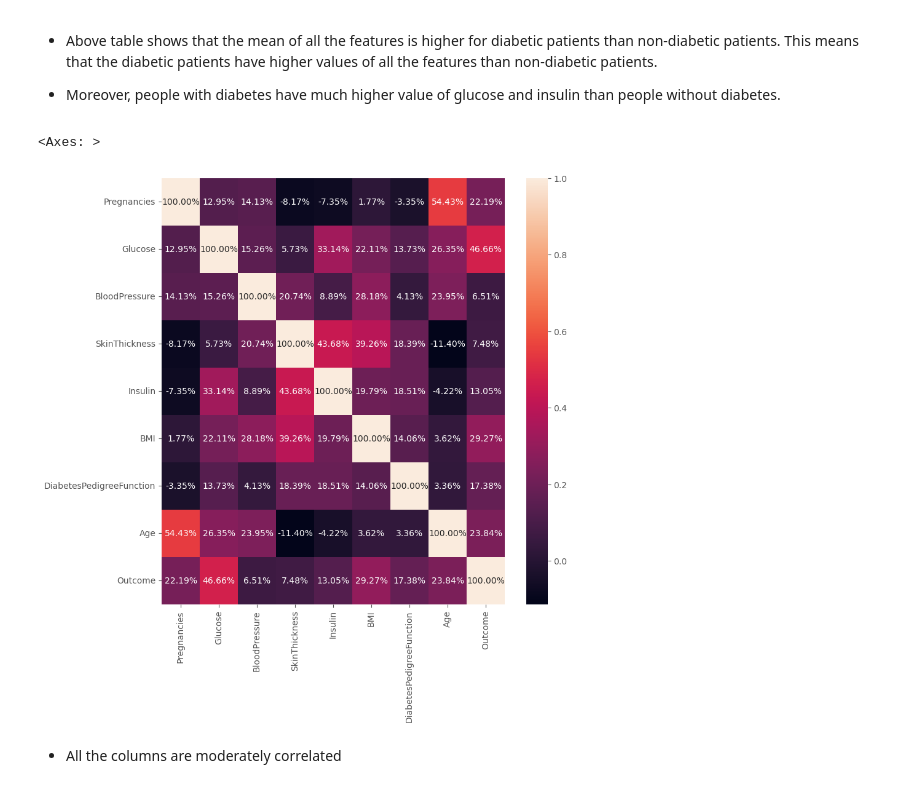
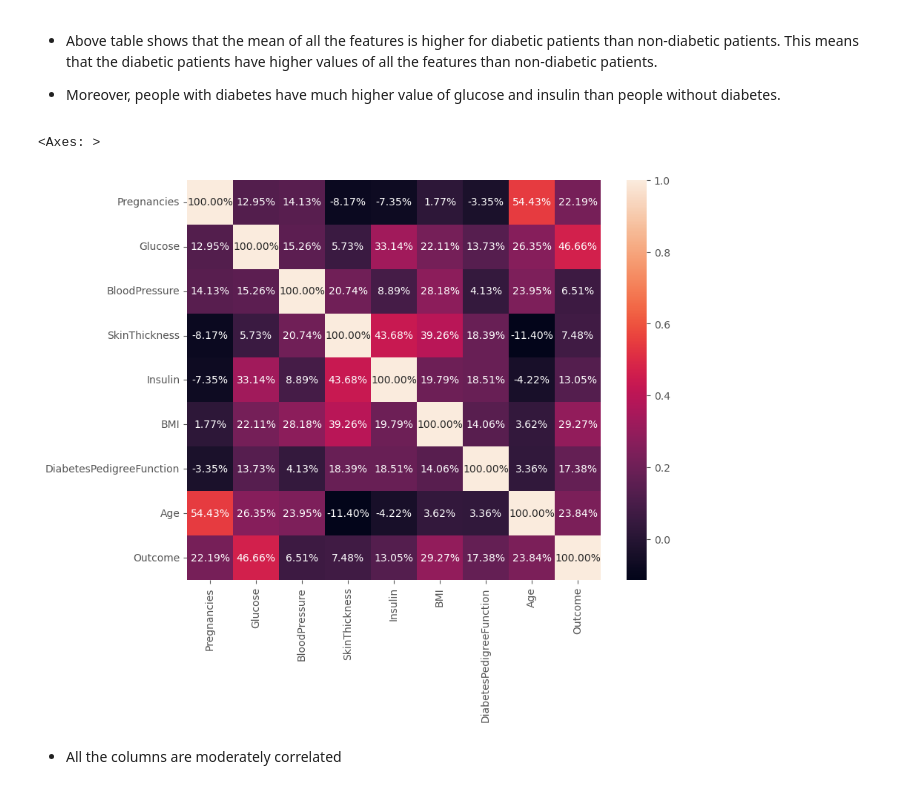
Before and after one commit to BamaCharanChhandogi/Diabetes-Prediction, a Jupyter notebook: server/Diabetes.ipynb, the cells around one changed output. Saved outputs shown, nothing was run; the diff lists cells and outputs as text; code cells hidden in the pictures.

```diff
--- a/server/Diabetes.ipynb
+++ b/server/Diabetes.ipynb
@@ -106,11 +106,11 @@ df.groupby('Outcome').mean()
 
 - Moreover, people with diabetes have much higher value of glucose and insulin than people without diabetes.
 # %%
-plt.figure(figsize=(9, 9))
+plt.figure(figsize=(9, 7))
 sns.heatmap(df.corr(), annot=True, fmt='.2%')
 # %% [output]
 <Axes: >
-[figure, old version]
+[figure, new version]
 # %% [markdown]
 - All the columns are moderately correlated
 # %%
```
Also changed, not shown: parts of 4 cells of this notebook, 4 other files.
